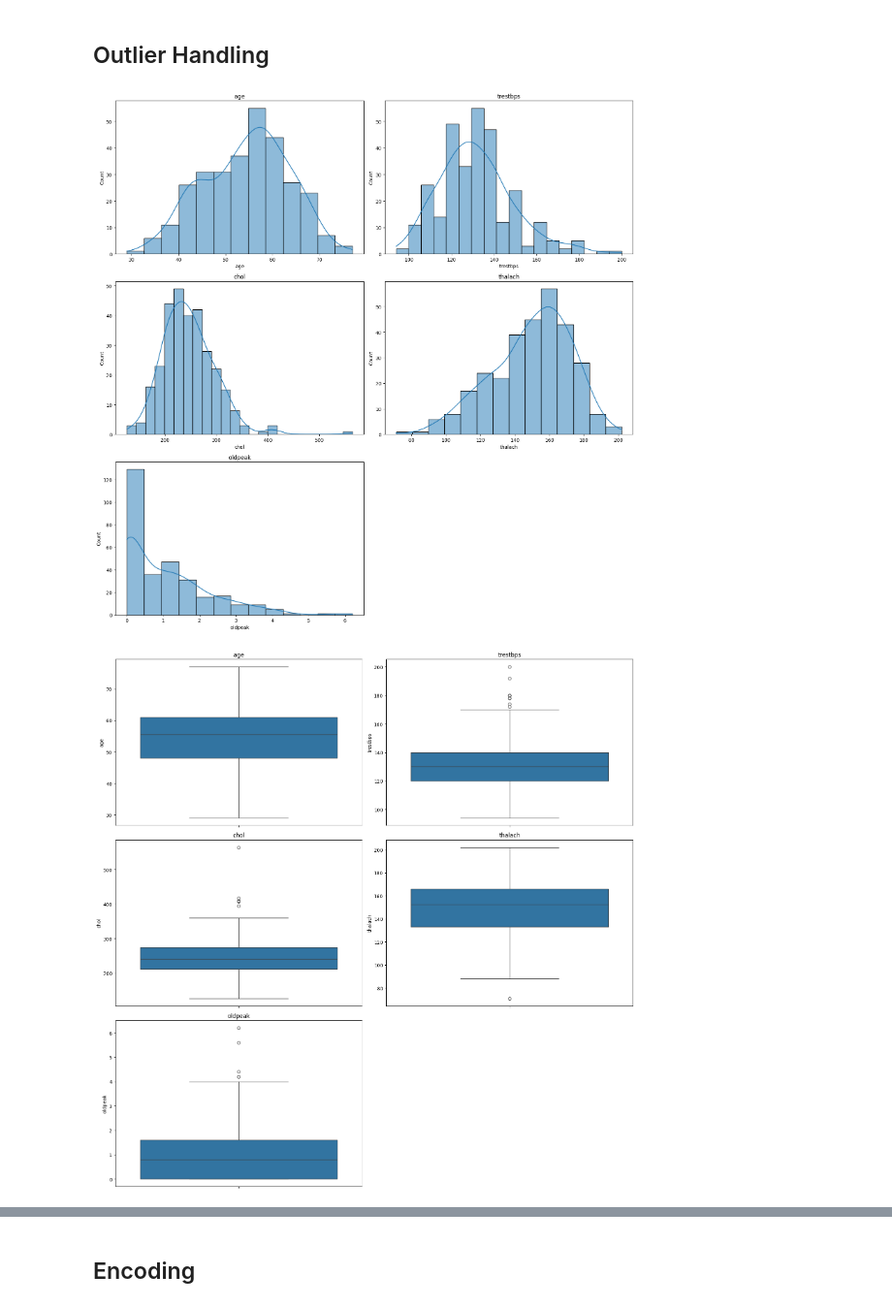
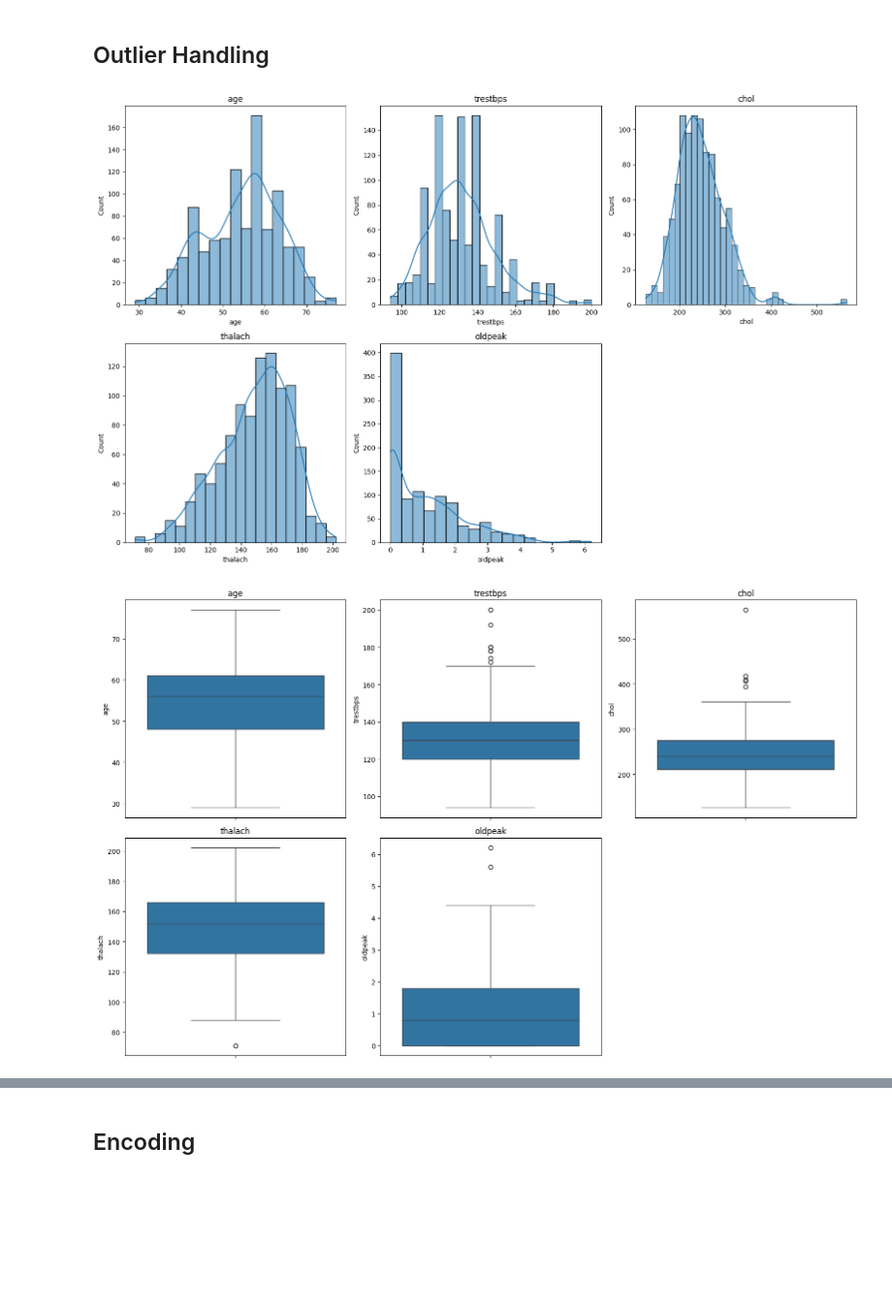
Before and after one commit to Knchna/ICT_AI-ML, a Jupyter notebook: Jul_13_Intermediate_Assessment_2_Supervised_Learning_on_Heart_Dataset.ipynb, the cells around one changed output, grey strips where cells are left out. Shown at 97% size. Saved outputs shown, nothing was run; the diff lists cells and outputs as text; code cells hidden in the pictures; blank space fills up the shorter version.

```diff
--- a/Jul_13_Intermediate_Assessment_2_Supervised_Learning_on_Heart_Dataset.ipynb
+++ b/Jul_13_Intermediate_Assessment_2_Supervised_Learning_on_Heart_Dataset.ipynb
@@ -152,3 +148,0 @@ np.int64(723)
-# %%
-# dropping duplicates
-df_heart = df_heart.drop_duplicates()
@@ -160,5 +149,8 @@ df_heart.shape
 # %% [markdown]
 # **Classification**
+# %%
+df_class = df_heart.copy()    # For classification
+df_reg = df_heart.copy()      # For regression
 # %%
 # For classification
 
@@ -169,0 +172,6 @@ target_col = 'target'   # already encoded
+# %%
+for column in cat_cols:
+  print(column)
+  print(df_class[column].unique())
+  print(df_class[column].nunique())
+  print("\n")
@@ -170,29 +196,29 @@ target_col = 'target'   # already encoded
 # %% [markdown]
 ## Outlier Handling
 # %%
-plt.figure(figsize = (16, 16))
+plt.figure(figsize = (16, 10))
 i = 1
 for column in num_cols:
-  plt.subplot(3, 2, i)
-  sns.histplot(df_heart[column], kde=True)
+  plt.subplot(2, 3, i)
+  sns.histplot(df_class[column], kde=True)
   plt.title(column)
   i += 1
 plt.tight_layout()
 plt.show()
 # %% [output]
-[figure, old version]
+[figure, new version]
 # %%
-plt.figure(figsize = (16, 16))
+plt.figure(figsize = (16, 10))
 i = 1
 for column in num_cols:
-  plt.subplot(3, 2, i)
-  sns.boxplot(df_heart[column])
+  plt.subplot(2, 3, i)
+  sns.boxplot(df_class[column])
   plt.title(column)
   i += 1
 plt.tight_layout()
 plt.show()
 # %% [output]
-[figure, old version]
+[figure, new version]
 # %%
 # Checing the outliers with IQR
 
```
Also changed, not shown: parts of 26 cells of this notebook.
